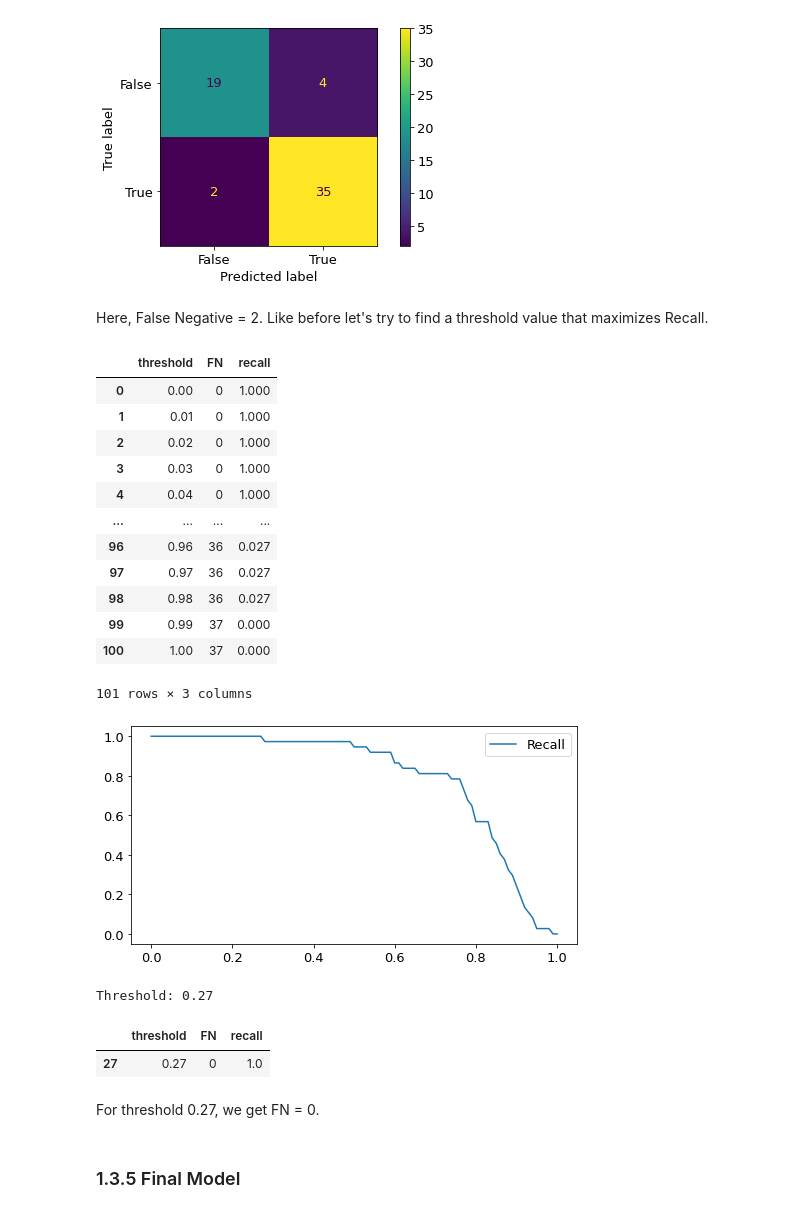
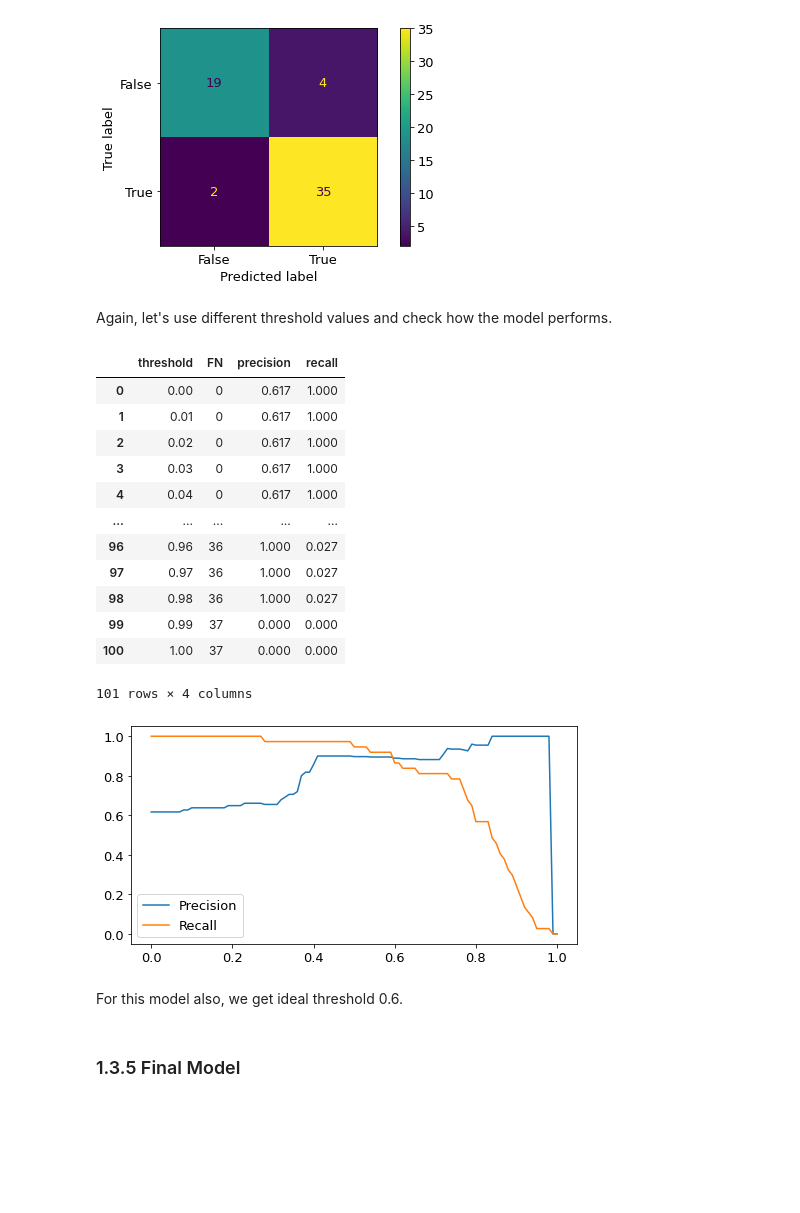
Before and after one commit to mdrkb/mlcamp, a Jupyter notebook: 07-midterm-project/notebook.ipynb, the cells around one changed output. Cells and saved outputs as stored; diff of their text form; code cells hidden in the pictures; blank space fills up the shorter version.

Commit message:
Done model training

```diff
--- a/07-midterm-project/notebook.ipynb
+++ b/07-midterm-project/notebook.ipynb
@@ -262,14 +254,15 @@ For this, we need to find a threshold that has high **Recall** value. (Precision
 # %%
-# Iterate over different threshold values and calculate recall
+# Iterate over different threshold values, calculate precision and recall
 thresholds = np.arange(0, 1.01, 0.01)
 
 scores = []
 for t in thresholds:
     result = (y_pred >= t)
     fn = confusion_matrix(y_val, result)[1][0]
+    precision = precision_score(y_val, result, zero_division=0).round(3)
     recall = recall_score(y_val, result, zero_division=0).round(3)
-    scores.append((t, fn, recall))
+    scores.append((t, fn, precision, recall))
 
-df_scores = pd.DataFrame(scores, columns=["threshold", "FN", "recall"])
+df_scores = pd.DataFrame(scores, columns=["threshold", "FN", "precision", "recall"])
 df_scores
 # %% [output]
@@ -445,14 +417,15 @@ Here, False Negative = 2. Like before let's try to find a threshold value that m
 # %%
-# Iterate over different threshold values and calculate recall
+# Iterate over different threshold values, calculate precision and recall
 thresholds = np.arange(0, 1.01, 0.01)
 
 scores = []
 for t in thresholds:
     result = (y_pred_val >= t)
     fn = confusion_matrix(y_val, result)[1][0]
+    precision = precision_score(y_val, result, zero_division=0).round(3)
     recall = recall_score(y_val, result, zero_division=0).round(3)
-    scores.append((t, fn, recall))
+    scores.append((t, fn, precision, recall))
 
-df_scores = pd.DataFrame(scores, columns=["threshold", "FN", "recall"])
+df_scores = pd.DataFrame(scores, columns=["threshold", "FN", "precision", "recall"])
 df_scores
 # %% [output]
@@ -661,51 +615,45 @@ plt.show()
 # %% [output]
 [figure]
 # %% [markdown]
-Here, False Negative = 2. Like before let's try to find a threshold value that maximizes Recall.
+Again, let's use different threshold values and check how the model performs.
 # %%
-# Iterate over different threshold values and calculate recall
+# Iterate over different threshold values, calculate precision and recall
 thresholds = np.arange(0, 1.01, 0.01)
 
 scores = []
 for t in thresholds:
     result = (y_pred_val >= t)
     fn = confusion_matrix(y_val, result)[1][0]
+    precision = precision_score(y_val, result, zero_division=0).round(3)
     recall = recall_score(y_val, result, zero_division=0).round(3)
-    scores.append((t, fn, recall))
+    scores.append((t, fn, precision, recall))
 
-df_scores = pd.DataFrame(scores, columns=["threshold", "FN", "recall"])
+df_scores = pd.DataFrame(scores, columns=["threshold", "FN", "precision", "recall"])
 df_scores
 # %% [output]
-|  | threshold | FN | recall |
-| 0 | 0.00 | 0 | 1.000 |
-| 1 | 0.01 | 0 | 1.000 |
-| 2 | 0.02 | 0 | 1.000 |
-| 3 | 0.03 | 0 | 1.000 |
-| 4 | 0.04 | 0 | 1.000 |
-| ... | ... | ... | ... |
-| 96 | 0.96 | 36 | 0.027 |
-| 97 | 0.97 | 36 | 0.027 |
-| 98 | 0.98 | 36 | 0.027 |
-| 99 | 0.99 | 37 | 0.000 |
-| 100 | 1.00 | 37 | 0.000 |
+|  | threshold | FN | precision | recall |
+| 0 | 0.00 | 0 | 0.617 | 1.000 |
+| 1 | 0.01 | 0 | 0.617 | 1.000 |
+| 2 | 0.02 | 0 | 0.617 | 1.000 |
+| 3 | 0.03 | 0 | 0.617 | 1.000 |
+| 4 | 0.04 | 0 | 0.617 | 1.000 |
+| ... | ... | ... | ... | ... |
+| 96 | 0.96 | 36 | 1.000 | 0.027 |
+| 97 | 0.97 | 36 | 1.000 | 0.027 |
+| 98 | 0.98 | 36 | 1.000 | 0.027 |
+| 99 | 0.99 | 37 | 0.000 | 0.000 |
+| 100 | 1.00 | 37 | 0.000 | 0.000 |
-101 rows × 3 columns
+101 rows × 4 columns
 # %%
-# Draw recall plot
-plt.plot(df_scores["threshold"], df_scores['recall'], label='Recall')
+# Draw precision and recall plot
+plt.plot(df_scores["threshold"], df_scores["precision"], label="Precision")
+plt.plot(df_scores["threshold"], df_scores["recall"], label="Recall")
 plt.legend()
 plt.draw()
 # %% [output]
-[figure, old version]
+[figure, new version]
-# %%
-threshold = df_scores[df_scores["recall"] == 1]["threshold"].max()
-print(f"Threshold: {threshold}")
-df_scores[df_scores["threshold"] == 0.27]
-# %% [output]
-Threshold: 0.27
-|  | threshold | FN | recall |
-| 27 | 0.27 | 0 | 1.0 |
 # %% [markdown]
-For threshold 0.27, we get FN = 0.
+For this model also, we get ideal threshold 0.6.
 # %% [markdown]
 ### 1.3.5 Final Model
 # %%
```
Also changed, not shown: parts of 63 cells of this notebook.
